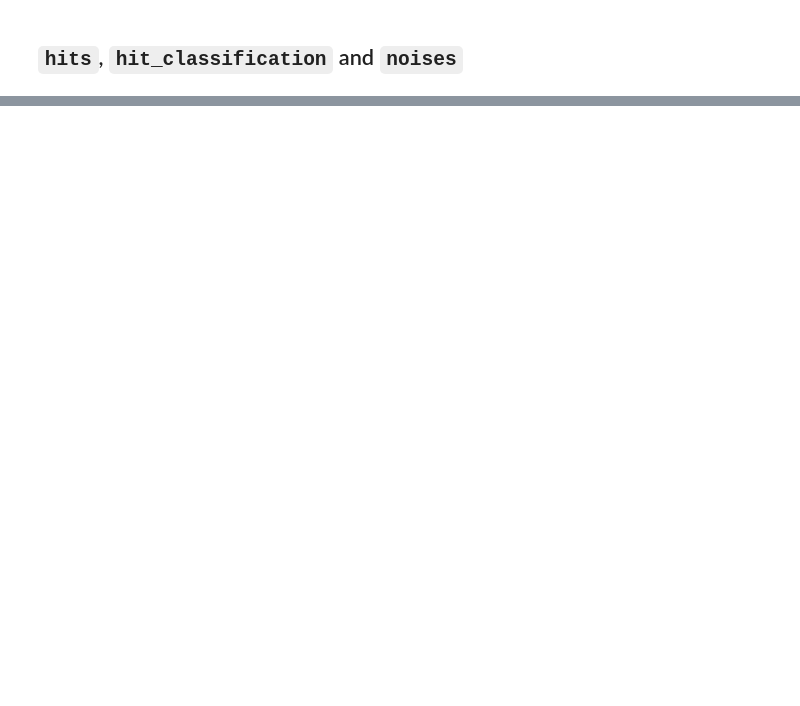
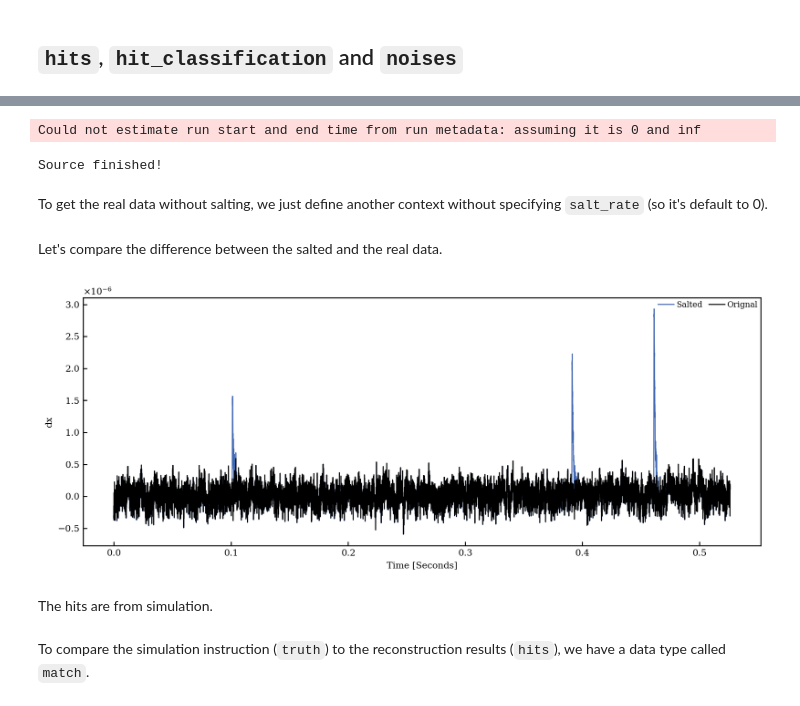
Before and after one commit to WashU-Astroparticle-Lab/straxion, a Jupyter notebook: notebooks/tutorial.ipynb, the cells around one changed output, grey strips where cells are left out. Saved outputs shown, nothing was run; the diff lists cells and outputs as text; code cells hidden in the pictures; blank space fills up the shorter version.

Commit message:
Updated tutorial with simulation related info

```diff
--- a/notebooks/tutorial.ipynb
+++ b/notebooks/tutorial.ipynb
@@ -256,0 +408,57 @@ plt.show()
+# %%
+records_salt = st_salt.get_array(run, "records")
+# %% [output]
+Could not estimate run start and end time from run metadata: assuming it is 0 and inf
+Source finished!
+# %% [markdown]
+To get the real data without salting, we just define another context without specifying `salt_rate` (so it's default to 0).
+# %%
+st_data = straxion.qualiphide_thz_offline()
+
+run = 1756824965
+DAQ_INPUT_DIR = f"/Users/lanqingyuan/Desktop/QUALIPHIDE_Science_Data/ts_38kHz-{run}.npy"
+IQ_FINESCAN_DIR = "/Users/lanqingyuan/Desktop/QUALIPHIDE_Science_Data/"
+IQ_WIDESCAN_DIR = "/Users/lanqingyuan/Desktop/QUALIPHIDE_Science_Data/"
+IQ_FINESCAN_FILENAME = "iq_fine_z_2dB_below_pcrit-1756824887.npy"
+IQ_WIDESCAN_FILENAME = "iq_wide_z_2dB_below_pcrit-1756824887.npy"
+RESONANT_FREQUENCY_DIR = "/Users/lanqingyuan/Desktop/QUALIPHIDE_Science_Data/"
+RESONANT_FREQUENCY_FILENAME = "fres_2dB-1756824887.npy"
+run = DAQ_INPUT_DIR.split("/")[-1].split(".npy")[0].split("-")[1]
+
+
+configs = dict(
+    daq_input_dir=DAQ_INPUT_DIR,
+    iq_finescan_dir=IQ_FINESCAN_DIR,
+    iq_finescan_filename=IQ_FINESCAN_FILENAME,
+    iq_widescan_dir=IQ_WIDESCAN_DIR,
+    iq_widescan_filename=IQ_WIDESCAN_FILENAME,
+    resonant_frequency_dir=RESONANT_FREQUENCY_DIR,
+    resonant_frequency_filename=RESONANT_FREQUENCY_FILENAME,
+)
+st_data.set_config(configs)
+# %%
+records_data = st_data.get_array(run, "records")
+# %% [markdown]
+Let's compare the difference between the salted and the real data.
+# %%
+%matplotlib inline
+plt.figure(figsize=(10, 4))
+plt.plot(
+    np.arange(20000) * 1 / 38e3,
+    records_salt[0]["data_dx"][:20000],
+    label="Salted",
+    color="xenon_blue",
+)
+plt.plot(
+    np.arange(20000) * 1 / 38e3, records_data[0]["data_dx"][:20000], label="Orignal", color="black"
+)
+plt.xlabel("Time [Seconds]")
+plt.ylabel("dx")
+plt.legend(ncol=2, loc="best")
+plt.show()
+# %% [output]
+[figure, added]
+# %% [markdown]
+The hits are from simulation.
+# %% [markdown]
+To compare the simulation instruction (`truth`) to the reconstruction results (`hits`), we have a data type called `match`.
```
Also changed, not shown: parts of 27 cells of this notebook.
